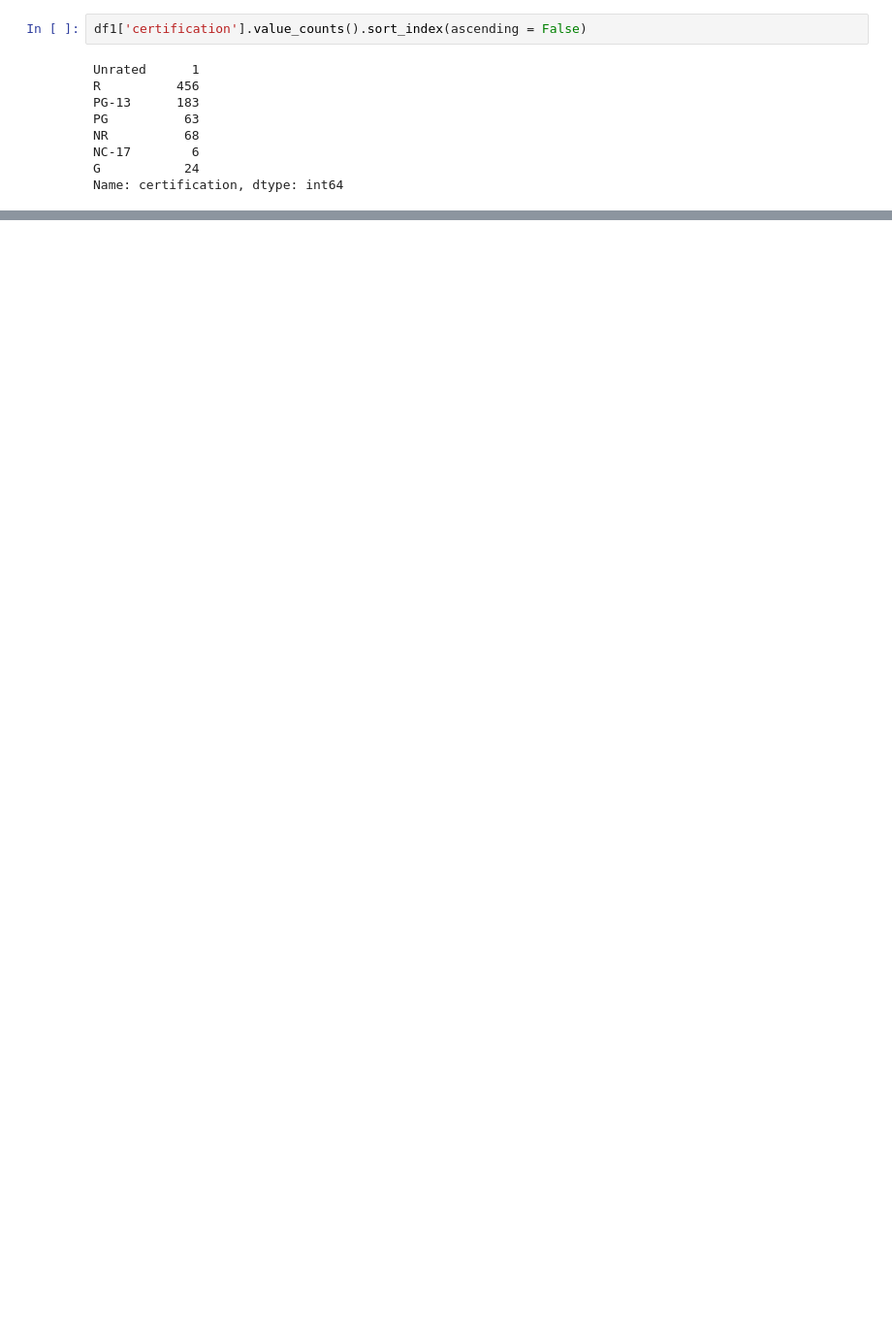
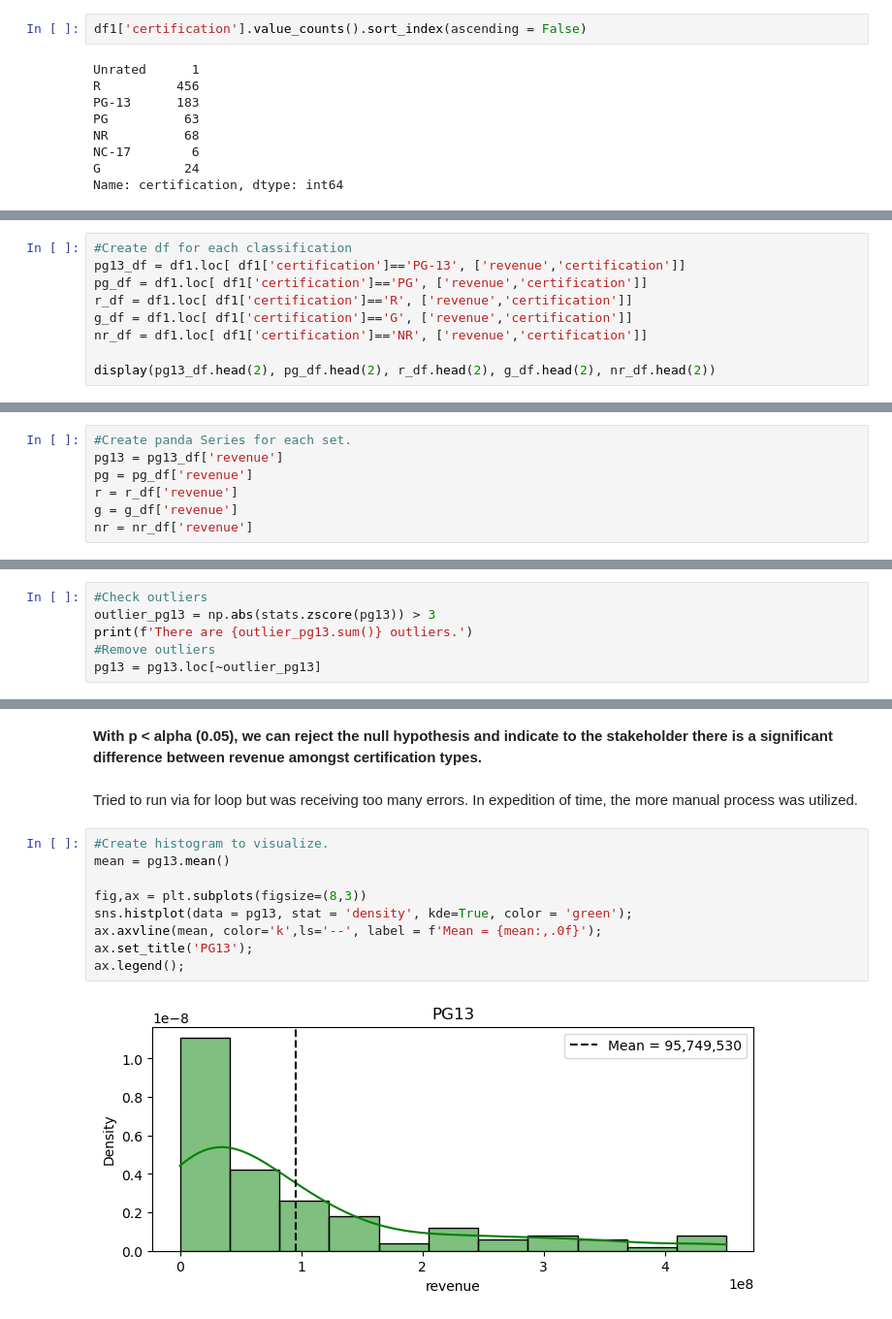
Before and after one commit to craiggossen/Project-3--Core, a Jupyter notebook: Project 3 - Part 4 - Hypothesis Testing.ipynb, the cells around one changed output, grey strips where cells are left out. Shown at 97% size. Cells and saved outputs as stored; diff of their text form; blank space fills up the shorter version.

```diff
--- a/Project 3 - Part 4 - Hypothesis Testing.ipynb
+++ b/Project 3 - Part 4 - Hypothesis Testing.ipynb
@@ -245,0 +284,9 @@ Name: certification, dtype: int64
+# %%
+#Create df for each classification
+pg13_df = df1.loc[ df1['certification']=='PG-13', ['revenue','certification']]
+pg_df = df1.loc[ df1['certification']=='PG', ['revenue','certification']]
+r_df = df1.loc[ df1['certification']=='R', ['revenue','certification']]
+g_df = df1.loc[ df1['certification']=='G', ['revenue','certification']]
+nr_df = df1.loc[ df1['certification']=='NR', ['revenue','certification']]
+
+display(pg13_df.head(2), pg_df.head(2), r_df.head(2), g_df.head(2), nr_df.head(2))
@@ -245,0 +309,7 @@ Name: certification, dtype: int64
+# %%
+#Create panda Series for each set.
+pg13 = pg13_df['revenue']
+pg = pg_df['revenue']
+r = r_df['revenue']
+g = g_df['revenue']
+nr = nr_df['revenue']
@@ -245,0 +320,6 @@ Name: certification, dtype: int64
+# %%
+#Check outliers
+outlier_pg13 = np.abs(stats.zscore(pg13)) > 3
+print(f'There are {outlier_pg13.sum()} outliers.')
+#Remove outliers
+pg13 = pg13.loc[~outlier_pg13]
@@ -245,0 +437,15 @@ Name: certification, dtype: int64
+# %% [markdown]
+**With p < alpha (0.05), we can reject the null hypothesis and indicate to the stakeholder there is a significant difference between revenue amongst certification types.**
+# %% [markdown]
+Tried to run via for loop but was receiving too many errors. In expedition of time, the more manual process was utilized.
+# %%
+#Create histogram to visualize.
+mean = pg13.mean()
+
+fig,ax = plt.subplots(figsize=(8,3))
+sns.histplot(data = pg13, stat = 'density', kde=True, color = 'green');
+ax.axvline(mean, color='k',ls='--', label = f'Mean = {mean:,.0f}');
+ax.set_title('PG13');
+ax.legend();
+# %% [output]
+[figure, added]
```
Also changed, not shown: parts of 67 cells of this notebook.
